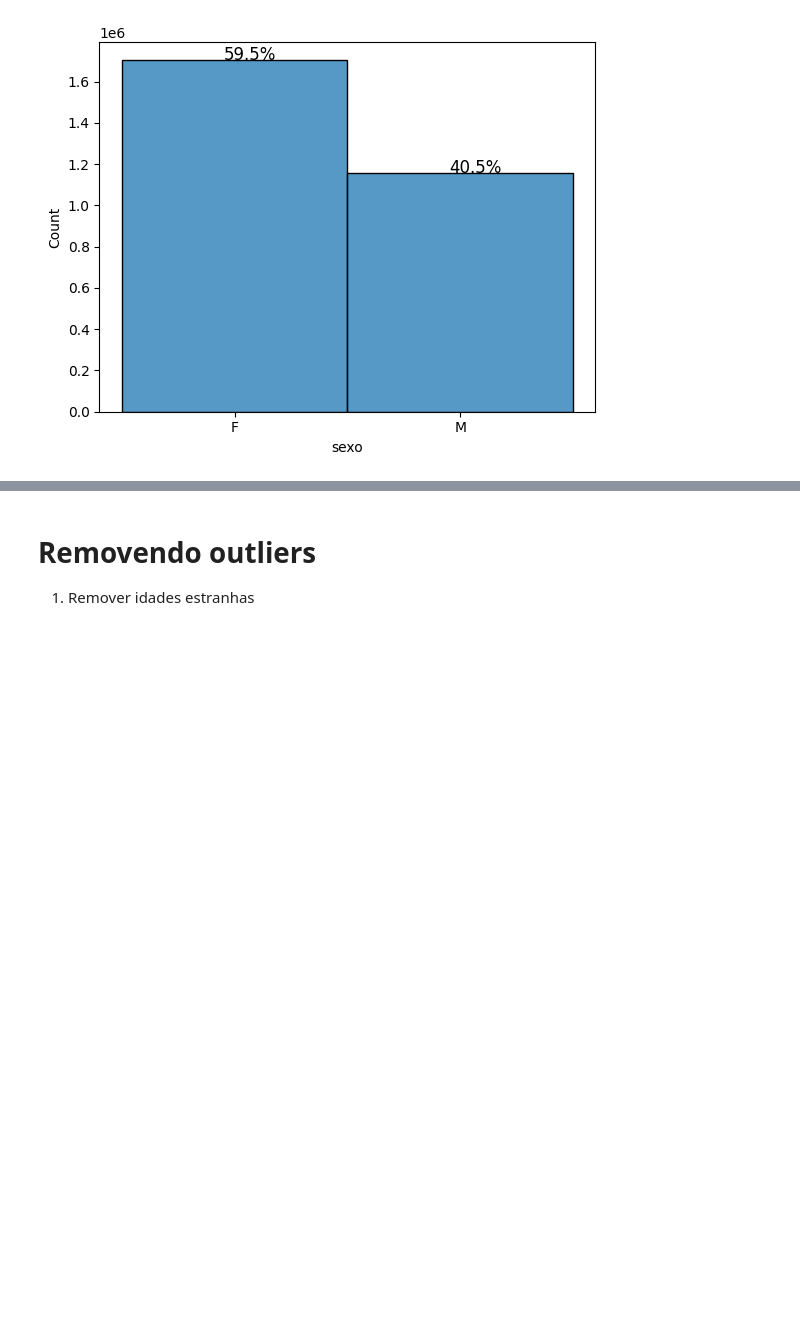
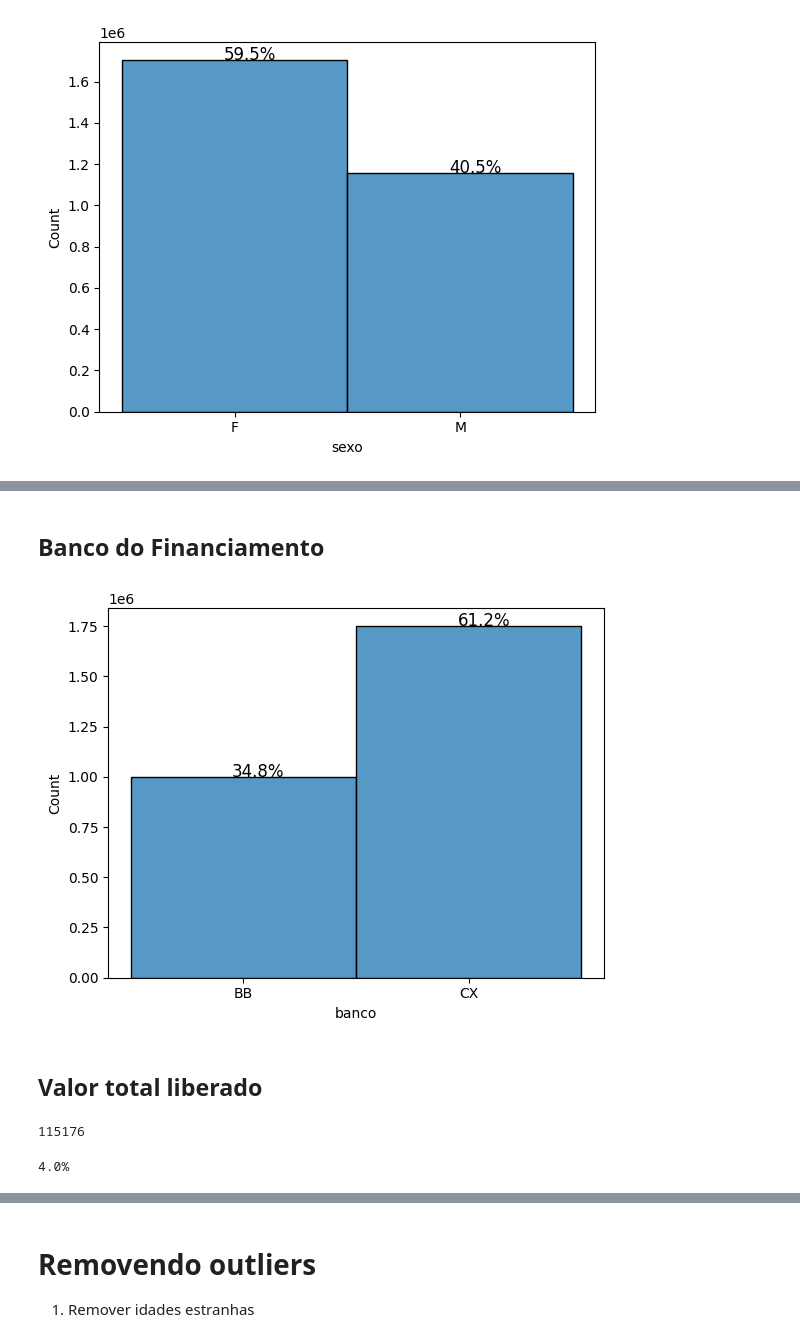
Before and after one commit to MarcosViniciusAraujo/puc-rio-aprendizado-automatico, a Jupyter notebook: Educacao_superior.ipynb, the cells around one changed output, grey strips where cells are left out. Drawn from its saved outputs; the diff is of its cells as text; code cells hidden in the pictures; blank space fills up the shorter version.

```diff
--- a/Educacao_superior.ipynb
+++ b/Educacao_superior.ipynb
@@ -397,0 +422,24 @@ without_hue(ax, df['sexo'])
+# %% [markdown]
+## Banco do Financiamento
+# %%
+ax = sns.histplot(
+    data=df['banco'],
+    stat='count'
+)
+
+without_hue(ax, df['banco'])
+# %% [output]
+[figure, added]
+# %% [markdown]
+## Valor total liberado
+# %%
+# Quantidade de linhas sem informação sobre 'Valor total liberado'
+df['vl_total_liberado'].isna().sum()
+# %% [output]
+115176
+# %%
+# Percentual de linhas sem informação sobre 'Valor total liberado'
+perc = df['vl_total_liberado'].isna().sum() / len(df.index)
+print(f'{(perc * 100):.1f}%')
+# %% [output]
+4.0%
```
Also changed, not shown: parts of 13 cells of this notebook.
